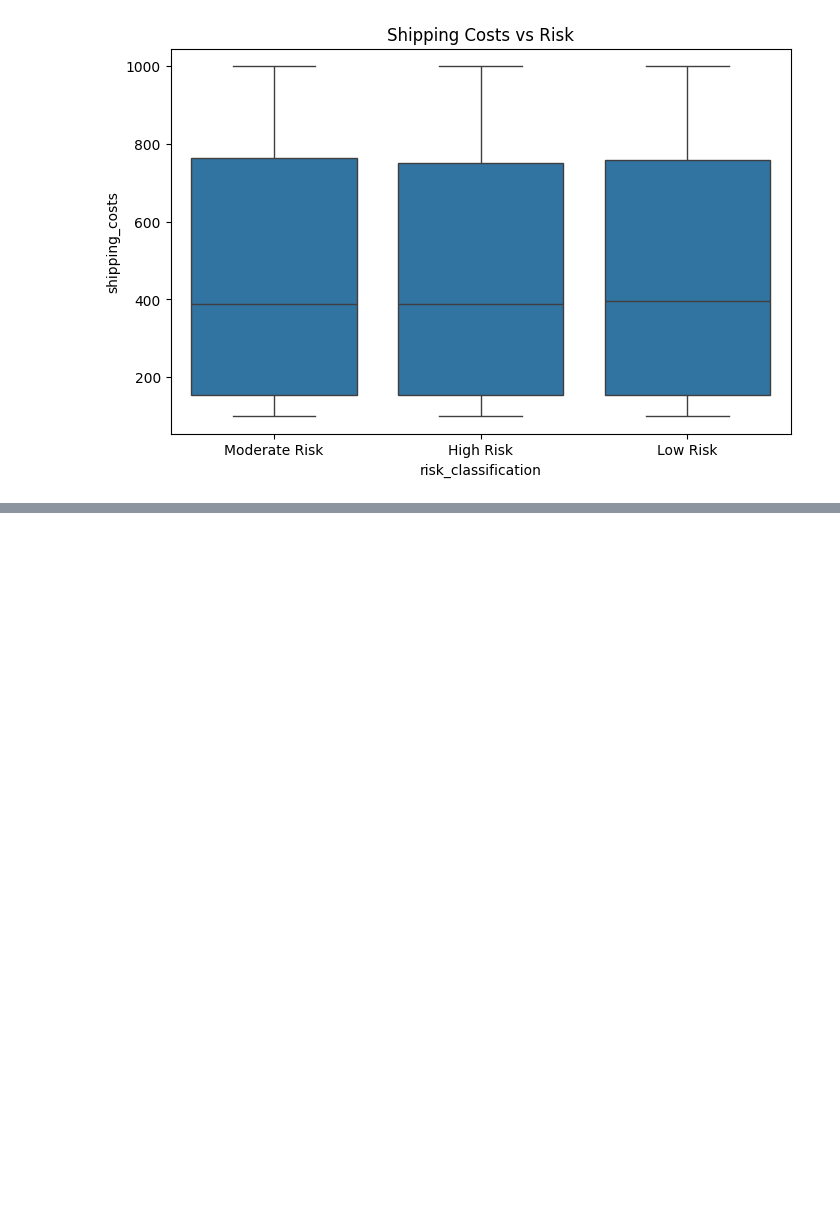
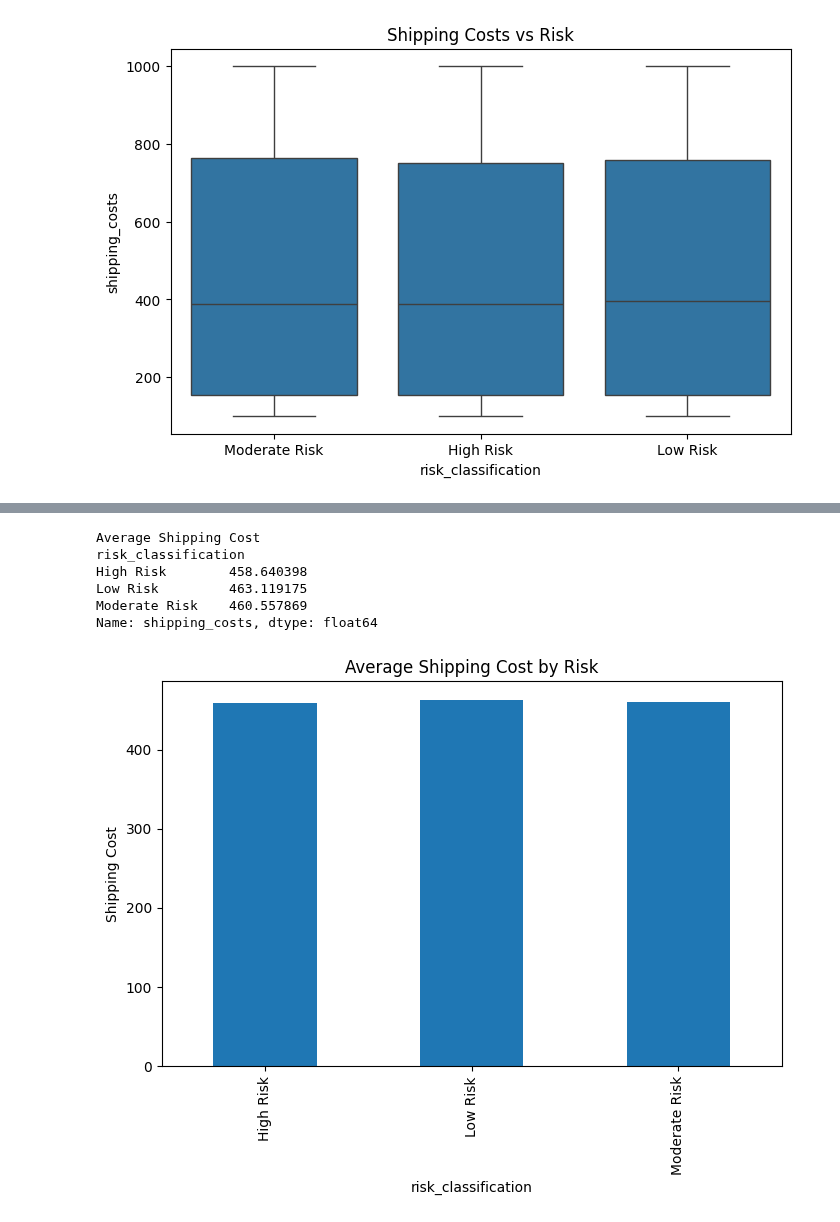
Before and after one commit to 24AIML048-Vidhi/AI_SupplyChain_Risk, a Jupyter notebook: notebooks/eda.ipynb, the cells around one changed output, grey strips where cells are left out. Cells and saved outputs as stored; diff of their text form; code cells hidden in the pictures; blank space fills up the shorter version.

```diff
--- a/notebooks/eda.ipynb
+++ b/notebooks/eda.ipynb
@@ -221,0 +245,18 @@ plt.show()
+# %%
+avg_ship = df.groupby('risk_classification')['shipping_costs'].mean()
+
+print("\nAverage Shipping Cost")
+print(avg_ship)
+
+avg_ship.plot(kind='bar', figsize=(8,5))
+plt.title("Average Shipping Cost by Risk")
+plt.ylabel("Shipping Cost")
+plt.show()
+# %% [output]
+Average Shipping Cost
+risk_classification
+High Risk        458.640398
+Low Risk         463.119175
+Moderate Risk    460.557869
+Name: shipping_costs, dtype: float64
+[figure, added]
```
Also changed, not shown: parts of 6 cells of this notebook.
